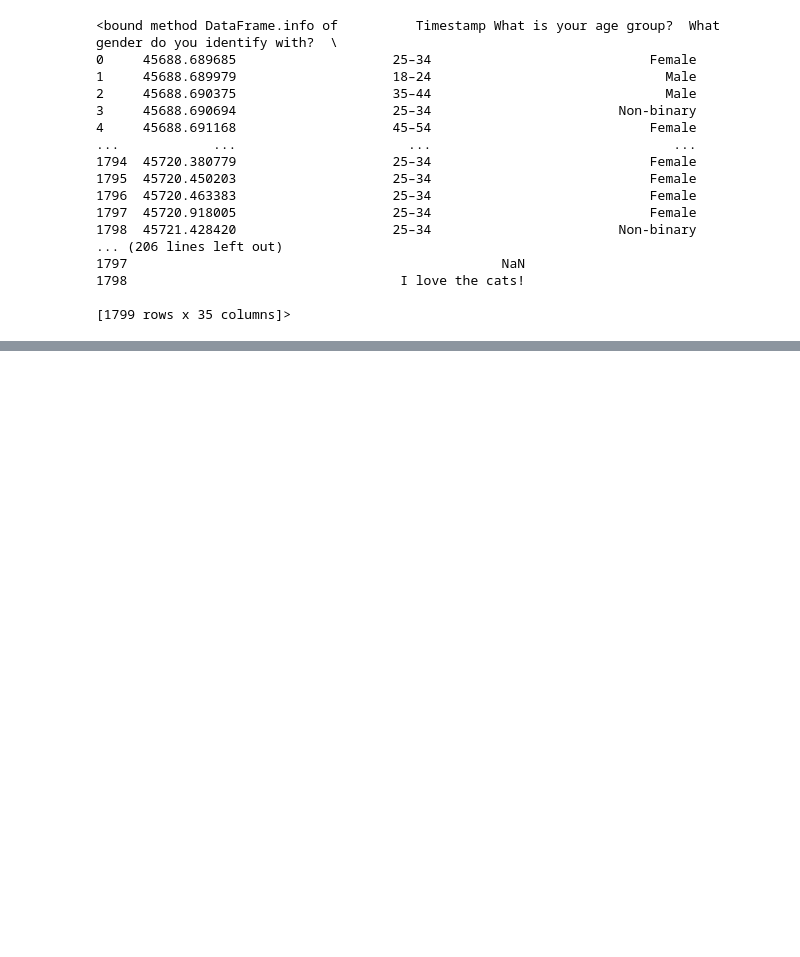
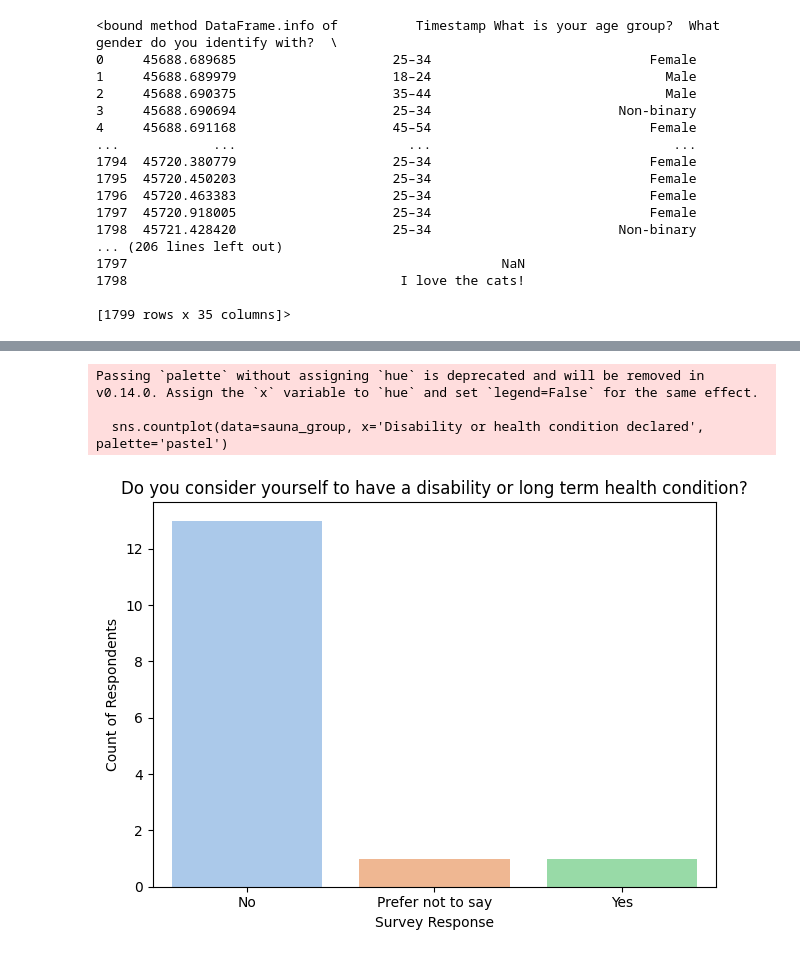
Before and after one commit to RachaelJadeMcGrath/Capstone, a Jupyter notebook: Sauna analysis.ipynb, the cells around one changed output, grey strips where cells are left out. Drawn from its saved outputs; the diff is of its cells as text; code cells hidden in the pictures; blank space fills up the shorter version.

```diff
--- a/Sauna analysis.ipynb
+++ b/Sauna analysis.ipynb
@@ -103,0 +304,13 @@ memory usage: 492.0+ KB
+# %%
+# visualising by disability
+sns.countplot(data=sauna_group, x='Disability or health condition declared', palette='pastel')
+plt.title('Do you consider yourself to have a disability or long term health condition?')
+plt.xlabel('Survey Response')
+plt.ylabel('Count of Respondents')
+plt.xticks(rotation=0)
+plt.tight_layout()
+# %% [output]
+Passing `palette` without assigning `hue` is deprecated and will be removed in v0.14.0. Assign the `x` variable to `hue` and set `legend=False` for the same effect.
+
+  sns.countplot(data=sauna_group, x='Disability or health condition declared', palette='pastel')
+[figure, added]
```
Also changed, not shown: parts of 39 cells of this notebook, 3 other files.
